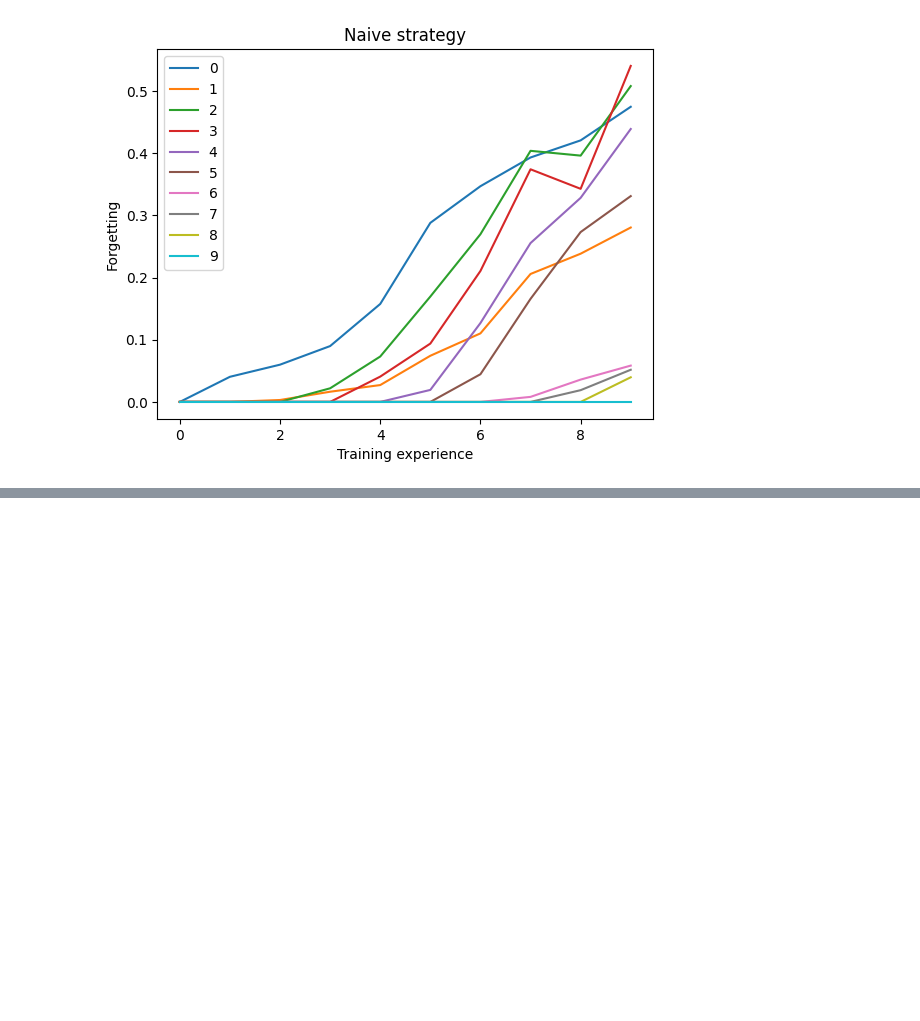
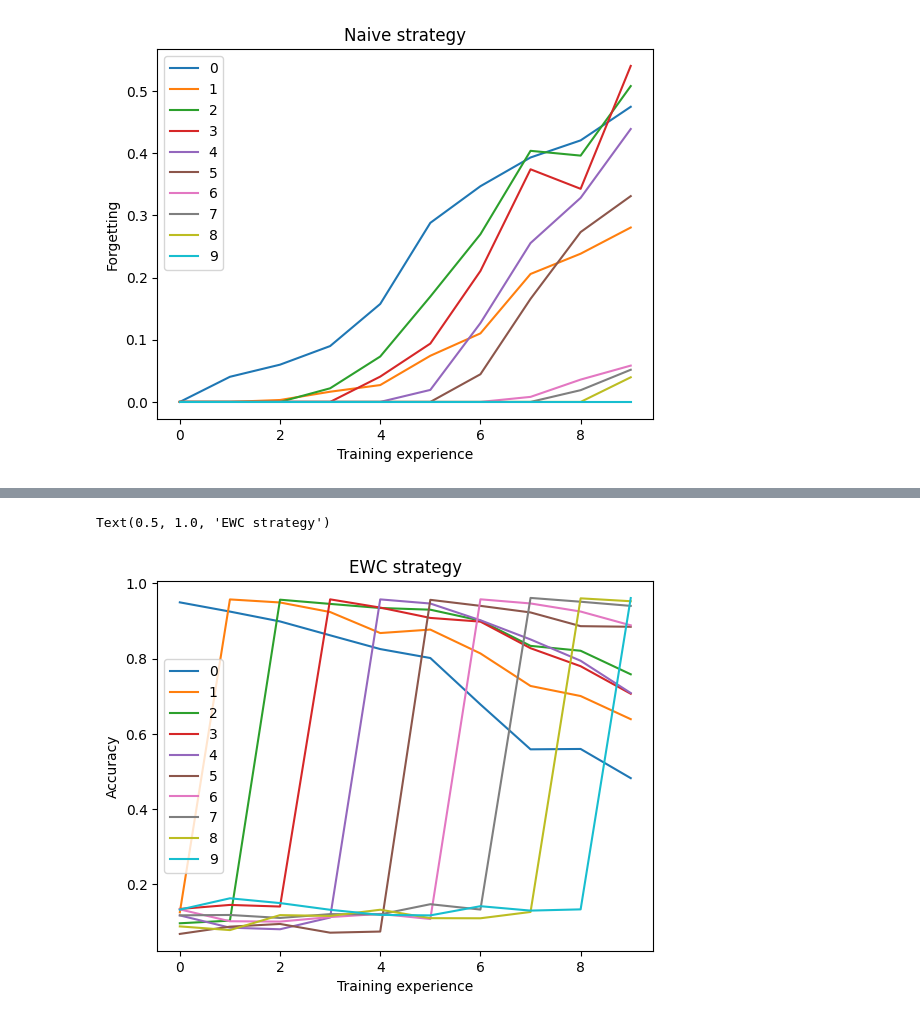
Before and after one commit to nikvogel/WeightAveragingCL, a Jupyter notebook: logs/PlotNotebook.ipynb, the cells around one changed output, grey strips where cells are left out. Saved outputs shown, nothing was run; the diff lists cells and outputs as text; code cells hidden in the pictures; blank space fills up the shorter version.

```diff
--- a/logs/PlotNotebook.ipynb
+++ b/logs/PlotNotebook.ipynb
@@ -90,0 +130,13 @@ Text(0.5, 1.0, 'Naive strategy')
+# %%
+df_ewc_s = pd.read_csv('./p_mnist_simple/ewc/csv_log*/eval_results.csv')
+# %%
+for eval_e in df_ewc_s['eval_exp'].unique():
+    df_helper = df_ewc_s[df_ewc_s['eval_exp']==eval_e]
+    plt.plot(df_helper['training_exp'], df_helper['eval_accuracy'], label = eval_e)
+plt.legend()
+plt.xlabel('Training experience')
+plt.ylabel('Accuracy')
+plt.title('EWC strategy')
+# %% [output]
+Text(0.5, 1.0, 'EWC strategy')
+[figure, added]
```
Also changed, not shown: parts of 6 cells of this notebook, 6 other files.
